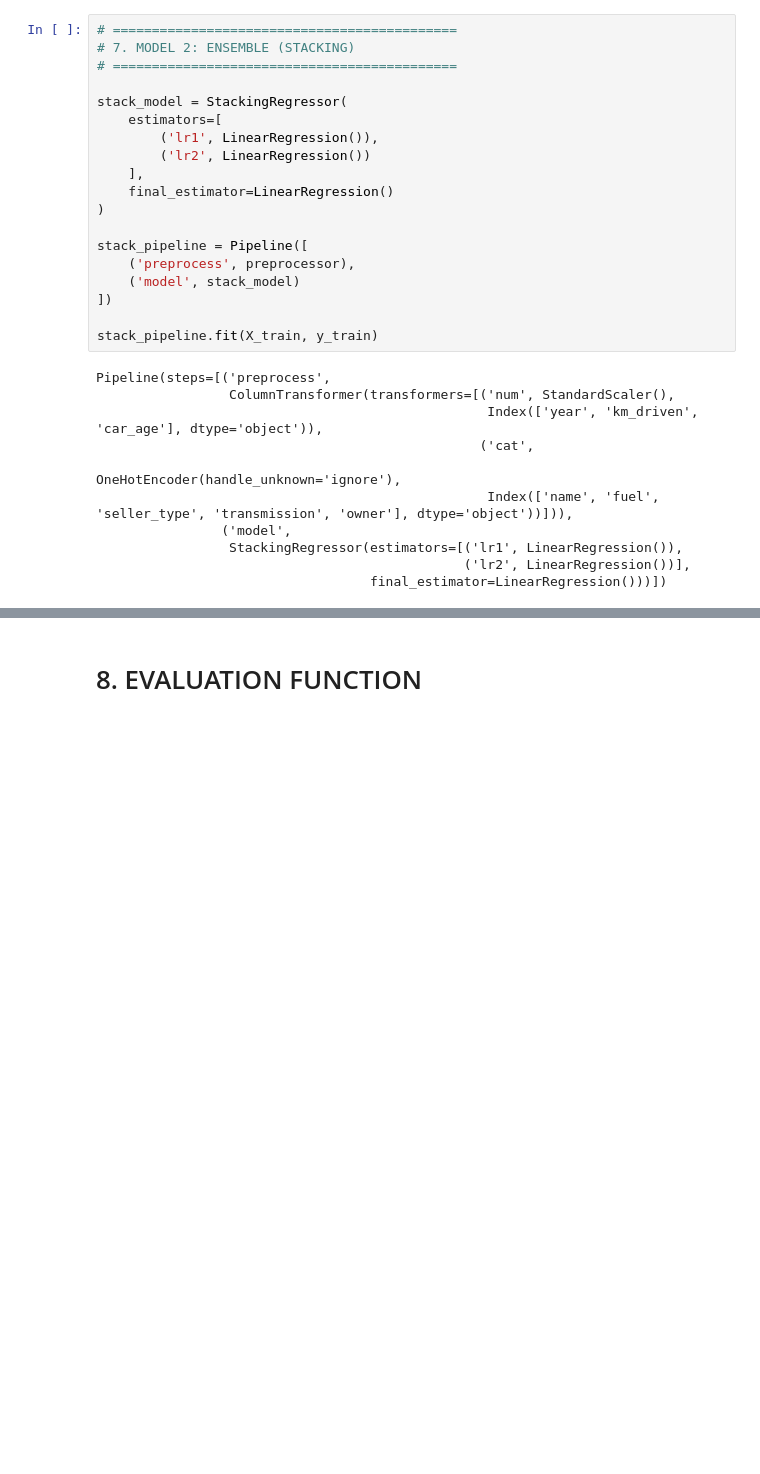
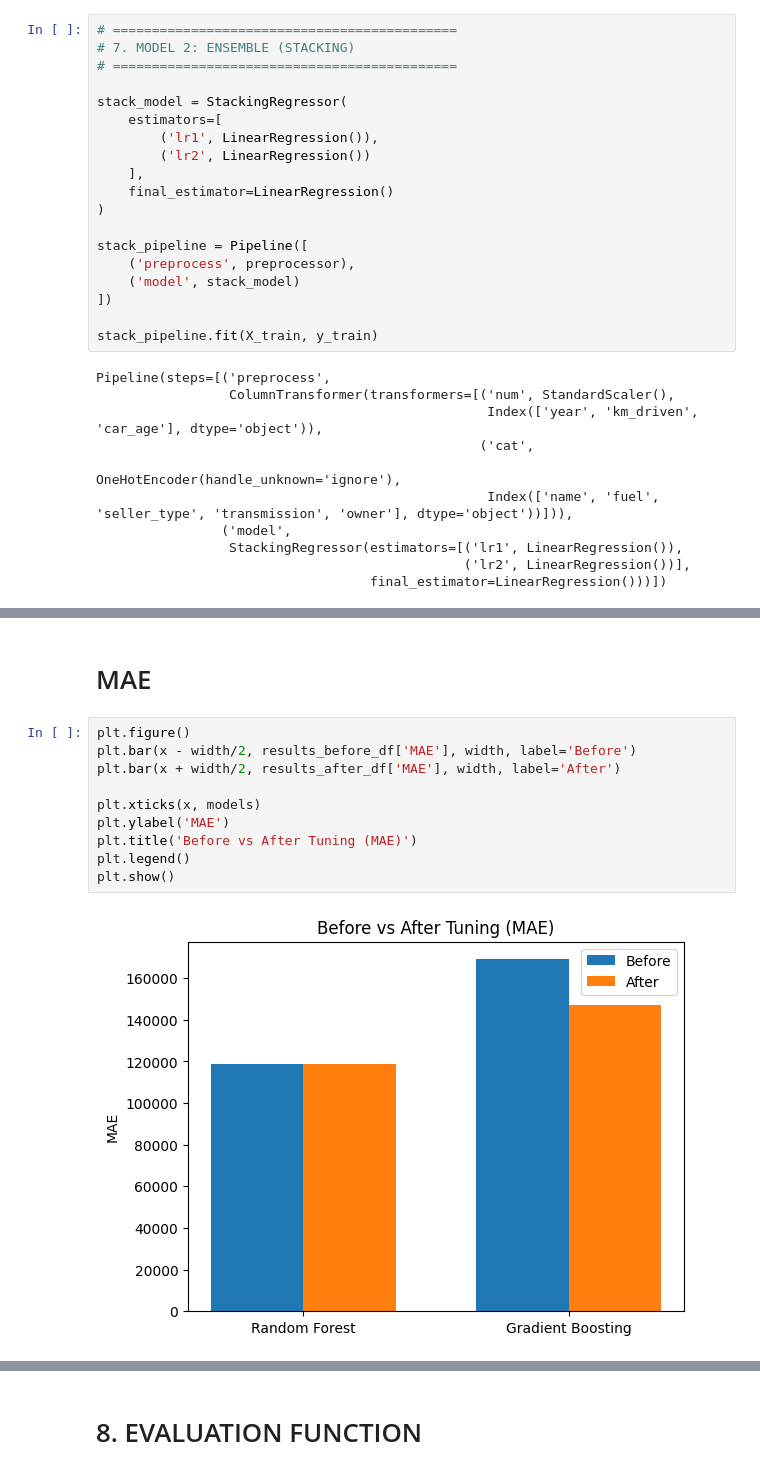
Before and after one commit to hoangchaulanbao/HocmayNC, a Jupyter notebook: Du_doan_gia_xe_o_to.ipynb, the cells around one changed output, grey strips where cells are left out. Saved outputs shown, nothing was run; the diff lists cells and outputs as text; blank space fills up the shorter version.

```diff
--- a/Du_doan_gia_xe_o_to.ipynb
+++ b/Du_doan_gia_xe_o_to.ipynb
@@ -706,0 +952,14 @@ Pipeline(steps=[('preprocess',
+# %% [markdown]
+# MAE
+# %%
+plt.figure()
+plt.bar(x - width/2, results_before_df['MAE'], width, label='Before')
+plt.bar(x + width/2, results_after_df['MAE'], width, label='After')
+
+plt.xticks(x, models)
+plt.ylabel('MAE')
+plt.title('Before vs After Tuning (MAE)')
+plt.legend()
+plt.show()
+# %% [output]
+[figure, added]
```
Also changed, not shown: parts of 32 cells of this notebook.
